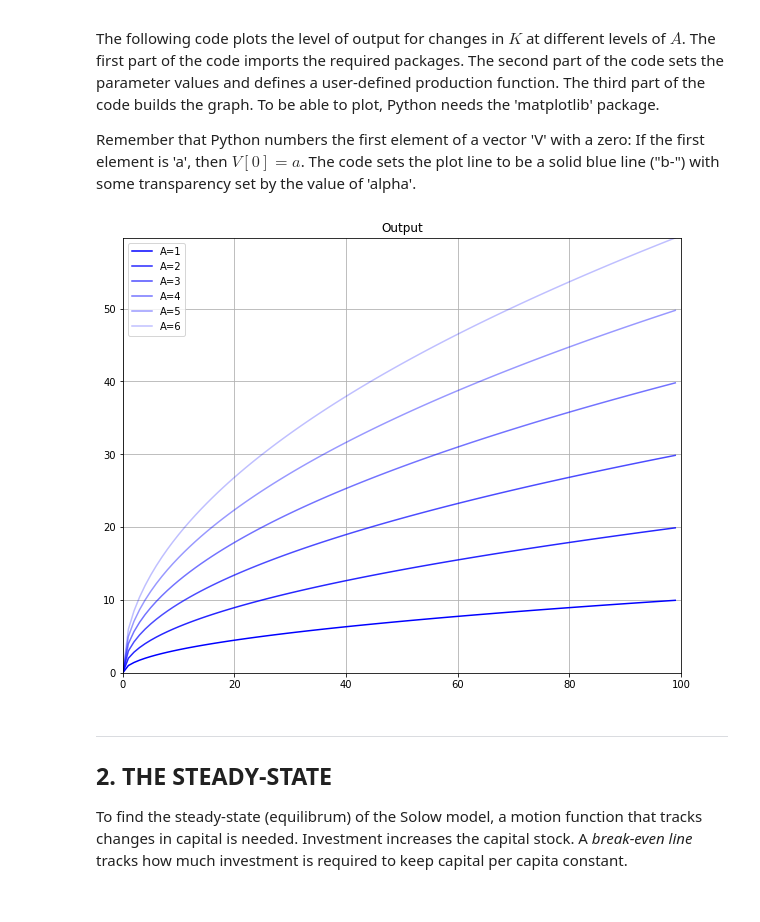
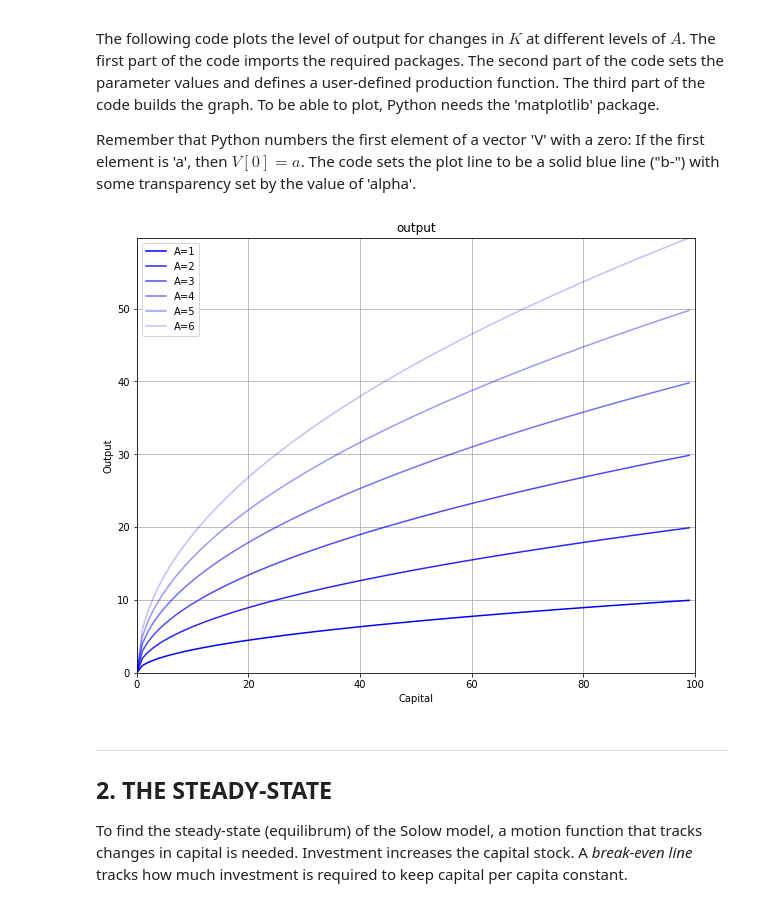
Before and after one commit to ncachanosky/Macro-with-Python, a Jupyter notebook: Solow Model.ipynb, the cells around one changed output. Saved outputs shown, nothing was run; the diff lists cells and outputs as text; code cells hidden in the pictures.

```diff
--- a/Solow Model.ipynb
+++ b/Solow Model.ipynb
@@ -80,52 +79,46 @@ Remember that Python numbers the first element of a vector 'V' with a zero: If t
 # %%
 "1|IMPORT PACKAGES"
 import numpy as np               # Package for scientific computing with Python
 import matplotlib.pyplot as plt  # Matplotlib is a 2D plotting library
 
 "2|DEFINE PARAMETERS AND ARRAYS"
+# Parameters
 K_size = 100                # Model domain
 A = 1                       # Total Factor Productivity
-N = K_size/2                # Labor
+N = K_size/2                # Labor stock
 alpha = 0.50                # Output elasticity of capital
+# Arrays
 k = np.arange(K_size)       # Create array of K
-y = np.zeros(K_size)        # Create a zero array of Y
 
-y2 = np.zeros(K_size)       # Create arrays to be filled with output values
-y3 = np.zeros(K_size)
-y4 = np.zeros(K_size)
-y5 = np.zeros(K_size)
-y6 = np.zeros(K_size)
-
+"3|CALCULATE OUTPUT VALUES"
 def output(k, A):           # User-defined Cobb-Douglas Production Function
     y = A * (k)**(alpha)
     return y
 
-for i in range(0, K_size):  # Calculate Y for each value of K in its domain
-    y[i]  = output(i, A)
-    y2[i] = output(i, A+1)
-    y3[i] = output(i, A+2)
-    y4[i] = output(i, A+3)
-    y5[i] = output(i, A+4)
-    y6[i] = output(i, A+5)
+y  = output(k, A)
+y2 = output(k, A+1)
+y3 = output(k, A+2)
+y4 = output(k, A+3)
+y5 = output(k, A+4)
+y6 = output(k, A+5)
 
-ymax = np.max(y6)
-
-"3|PLOT THE PRODUCTION FUNCTION FOR DIFFERENT VALUES OF TECHNOLOGY"
-v = [0, K_size, 0, ymax]                       # Set the axes range
+"4|PLOT THE PRODUCTION FUNCTION FOR DIFFERENT VALUES OF TECHNOLOGY"
+y_max = np.max(y6)
+v = [0, K_size, 0, y_max]                       # Set the axes range
 fig, ax = plt.subplots(figsize=(10, 8))
-ax.set_title("Output")
+ax.set(title="output", xlabel="Capital", ylabel="Output")
 ax.grid()
 ax.plot(k, y,  "b-", alpha=1.00, label="A=1")
 ax.plot(k, y2, "b-", alpha=0.85, label="A=2")
 ax.plot(k, y3, "b-", alpha=0.70, label="A=3")
 ax.plot(k, y4, "b-", alpha=0.55, label="A=4")
 ax.plot(k, y5, "b-", alpha=0.40, label="A=5")
 ax.plot(k, y6, "b-", alpha=0.25, label="A=6")
 ax.legend()
 plt.axis(v)                                    # Use 'v' as the axes range
 plt.show()
 # %% [output]
-[figure, old version]
+[figure, new version]
 # %% [markdown]
 ---
 ## 2. THE STEADY-STATE
```
Also changed, not shown: parts of 9 cells of this notebook, 5 other files.
